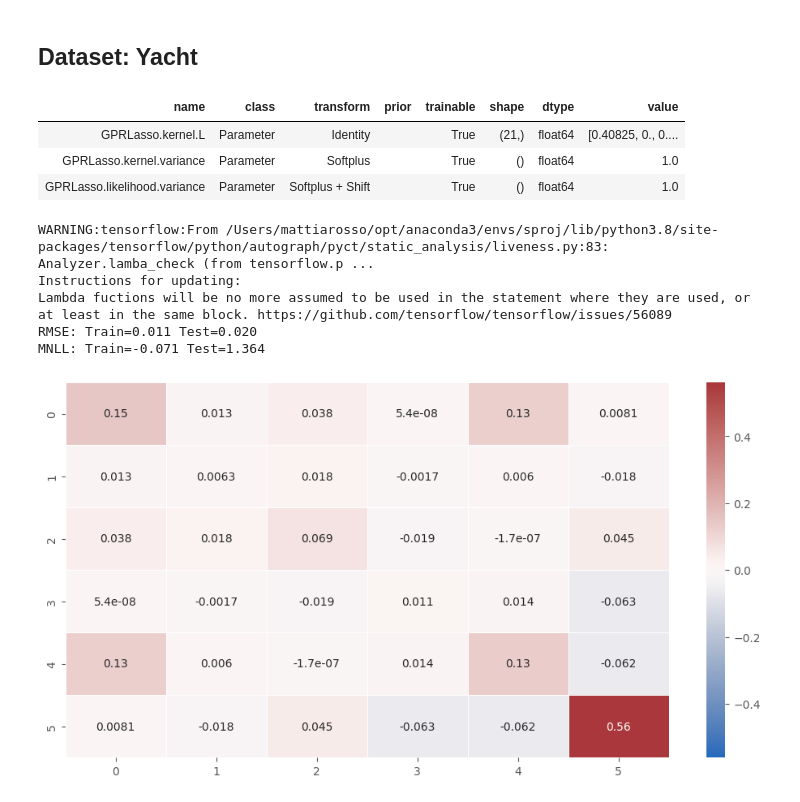
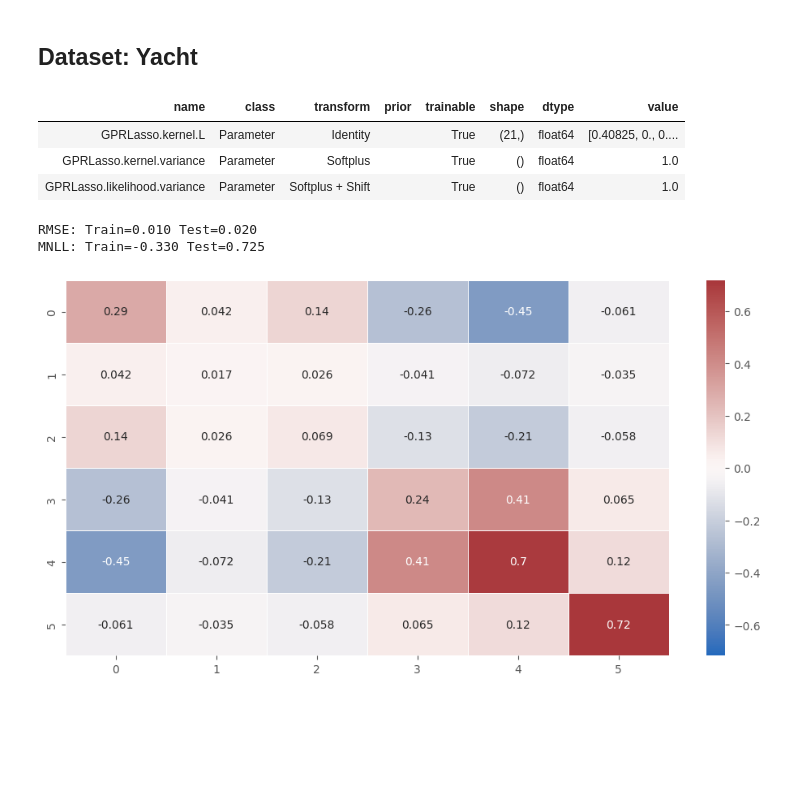
Before and after one commit to mattyred/BSGP_Automatic_Independence_Determination, a Jupyter notebook: LambdaRBFKernel/Experiment.ipynb, the cells around one changed output. Saved outputs shown, nothing was run; the diff lists cells and outputs as text; code cells hidden in the pictures; blank space fills up the shorter version.

```diff
--- a/LambdaRBFKernel/Experiment.ipynb
+++ b/LambdaRBFKernel/Experiment.ipynb
@@ -12,26 +9,26 @@ To enable them in other operations, rebuild TensorFlow with the appropriate comp
 # %% [markdown]
 ## Dataset: Yacht
+# %%
+lasso = 0
+dataset = 'yacht'
 # %%
-X_train, Y_train,  X_test, Y_test, Y_train_mean, Y_train_std = create_dataset('yacht', 0)
+X_train, Y_train,  X_test, Y_test, Y_train_mean, Y_train_std = create_dataset(dataset, 0)
 D = X_train.shape[1]
 # %%
 LRBF = LambdaRBF(variance=1.0, randomized=False, d=D)
-gpr_lasso_LRBF = GPRLasso(data=(X_train, Y_train), kernel=LRBF, lasso=10)
+gpr_lasso_LRBF = GPRLasso(data=(X_train, Y_train), kernel=LRBF, lasso=lasso)
 gpflow.utilities.print_summary(gpr_lasso_LRBF, fmt="notebook")
 gpr_lasso_LRBF.train()
 plot_matrix(gpr_lasso_LRBF.kernel.precision())
 train_rmse_stan, test_rmse_stan = measure_rmse(gpr_lasso_LRBF, X_train, Y_train, X_test, Y_test)
 train_mnll, test_mnll = measure_mnll(gpr_lasso_LRBF, X_train, Y_train, Y_train_std, X_test, Y_test)
 print('RMSE: Train=%.3f Test=%.3f'%(train_rmse_stan, test_rmse_stan))
 print('MNLL: Train=%.3f Test=%.3f'%(train_mnll, test_mnll))
 # %% [output]
 | name | class | transform | prior | trainable | shape | dtype | value |
 | GPRLasso.kernel.L | Parameter | Identity |  | True | (21,) | float64 | [0.40825, 0., 0.... |
 | GPRLasso.kernel.variance | Parameter | Softplus |  | True | () | float64 | 1.0 |
 | GPRLasso.likelihood.variance | Parameter | Softplus + Shift |  | True | () | float64 | 1.0 |
-WARNING:tensorflow:From /Users/mattiarosso/opt/anaconda3/envs/sproj/lib/python3.8/site-packages/tensorflow/python/autograph/pyct/static_analysis/liveness.py:83: Analyzer.lamba_check (from tensorflow.p ...
-Instructions for updating:
-Lambda fuctions will be no more assumed to be used in the statement where they are used, or at least in the same block. https://github.com/tensorflow/tensorflow/issues/56089
-RMSE: Train=0.011 Test=0.020
-MNLL: Train=-0.071 Test=1.364
+RMSE: Train=0.010 Test=0.020
+MNLL: Train=-0.330 Test=0.725
-[figure, old version]
+[figure, new version]
```
Also changed, not shown: parts of 8 cells of this notebook, 17 other files.
